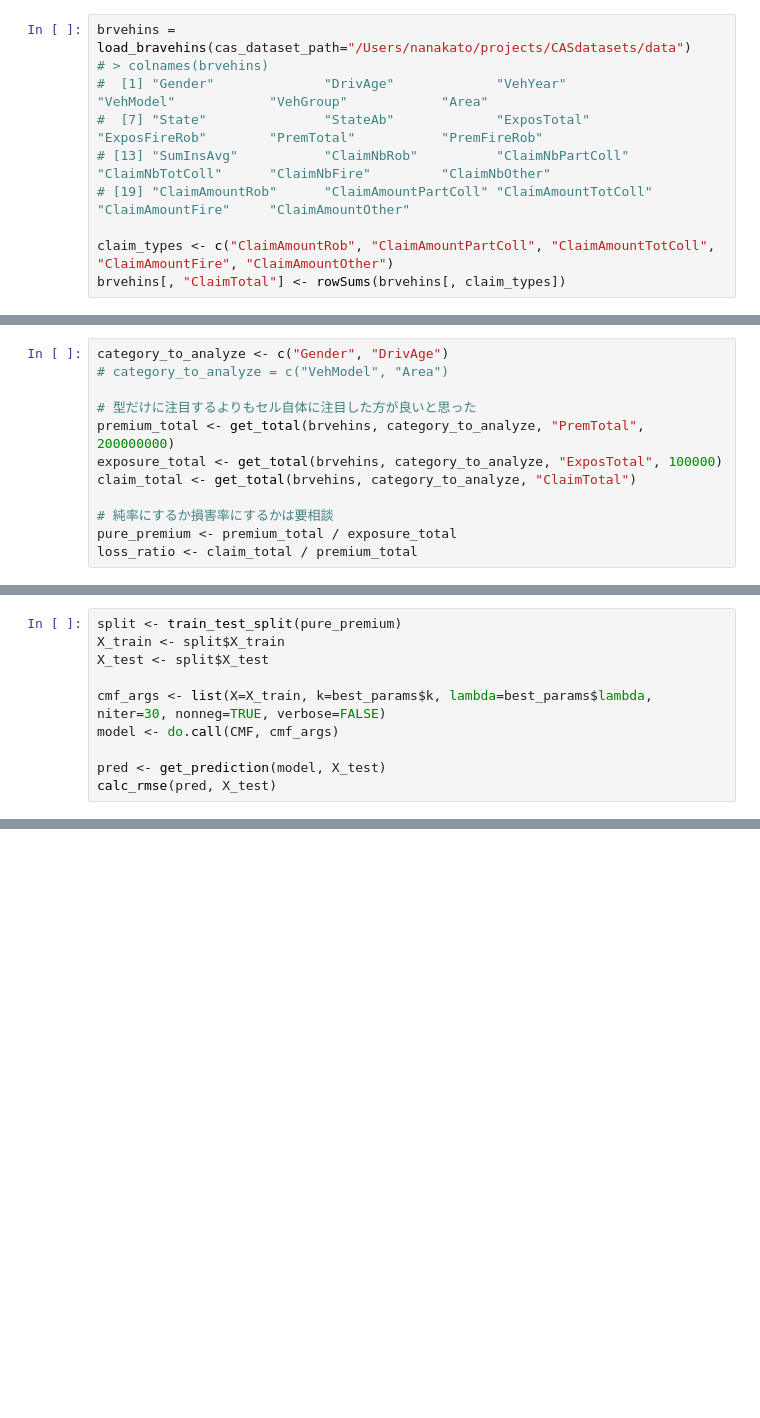
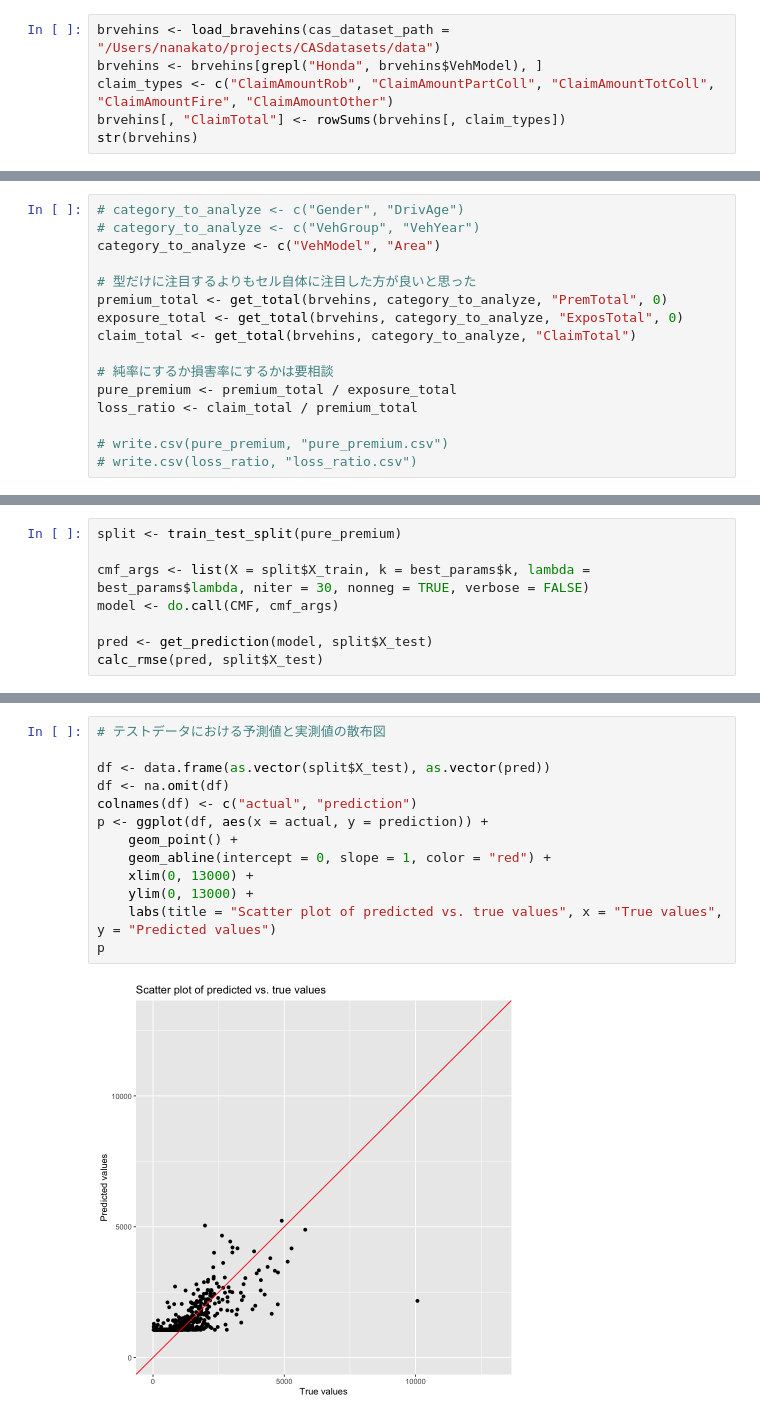
Before and after one commit to Nnaktym/act-cmfreq, a Jupyter notebook: src/ブラジル保険データのFMによる分析3.ipynb, the cells around one changed output, grey strips where cells are left out. Cells and saved outputs as stored; diff of their text form; blank space fills up the shorter version.

```diff
--- a/src/ブラジル保険データのFMによる分析3.ipynb
+++ b/src/ブラジル保険データのFMによる分析3.ipynb
@@ -162,10 +34,6 @@ optimize_params <- function(X, n_folds, k_values, lambda_values) {
 # %%
-brvehins = load_bravehins(cas_dataset_path="/Users/nanakato/projects/CASdatasets/data")
-# > colnames(brvehins)
-#  [1] "Gender"              "DrivAge"             "VehYear"            "VehModel"            "VehGroup"            "Area"
-#  [7] "State"               "StateAb"             "ExposTotal"         "ExposFireRob"        "PremTotal"           "PremFireRob"
-# [13] "SumInsAvg"           "ClaimNbRob"          "ClaimNbPartColl"    "ClaimNbTotColl"      "ClaimNbFire"         "ClaimNbOther"
-# [19] "ClaimAmountRob"      "ClaimAmountPartColl" "ClaimAmountTotColl" "ClaimAmountFire"     "ClaimAmountOther"
-
+brvehins <- load_bravehins(cas_dataset_path = "/Users/nanakato/projects/CASdatasets/data")
+brvehins <- brvehins[grepl("Honda", brvehins$VehModel), ]
 claim_types <- c("ClaimAmountRob", "ClaimAmountPartColl", "ClaimAmountTotColl", "ClaimAmountFire", "ClaimAmountOther")
 brvehins[, "ClaimTotal"] <- rowSums(brvehins[, claim_types])
+str(brvehins)
@@ -172,12 +60,16 @@ brvehins[, "ClaimTotal"] <- rowSums(brvehins[, claim_types])
 # %%
-category_to_analyze <- c("Gender", "DrivAge")
-# category_to_analyze = c("VehModel", "Area")
+# category_to_analyze <- c("Gender", "DrivAge")
+# category_to_analyze <- c("VehGroup", "VehYear")
+category_to_analyze <- c("VehModel", "Area")
 
 # 型だけに注目するよりもセル自体に注目した方が良いと思った
-premium_total <- get_total(brvehins, category_to_analyze, "PremTotal",  200000000)
-exposure_total <- get_total(brvehins, category_to_analyze, "ExposTotal", 100000)
+premium_total <- get_total(brvehins, category_to_analyze, "PremTotal", 0)
+exposure_total <- get_total(brvehins, category_to_analyze, "ExposTotal", 0)
 claim_total <- get_total(brvehins, category_to_analyze, "ClaimTotal")
 
 # 純率にするか損害率にするかは要相談
 pure_premium <- premium_total / exposure_total
 loss_ratio <- claim_total / premium_total
+
+# write.csv(pure_premium, "pure_premium.csv")
+# write.csv(loss_ratio, "loss_ratio.csv")
@@ -191,10 +113,8 @@ best_params <- optimize_params(
 # %%
 split <- train_test_split(pure_premium)
-X_train <- split$X_train
-X_test <- split$X_test
 
-cmf_args <- list(X=X_train, k=best_params$k, lambda=best_params$lambda, niter=30, nonneg=TRUE, verbose=FALSE)
+cmf_args <- list(X = split$X_train, k = best_params$k, lambda = best_params$lambda, niter = 30, nonneg = TRUE, verbose = FALSE)
 model <- do.call(CMF, cmf_args)
 
-pred <- get_prediction(model, X_test)
-calc_rmse(pred, X_test)
+pred <- get_prediction(model, split$X_test)
+calc_rmse(pred, split$X_test)
@@ -340,0 +126,15 @@ Warning message:
+# %%
+# テストデータにおける予測値と実測値の散布図
+
+df <- data.frame(as.vector(split$X_test), as.vector(pred))
+df <- na.omit(df)
+colnames(df) <- c("actual", "prediction")
+p <- ggplot(df, aes(x = actual, y = prediction)) +
+    geom_point() +
+    geom_abline(intercept = 0, slope = 1, color = "red") +
+    xlim(0, 13000) +
+    ylim(0, 13000) +
+    labs(title = "Scatter plot of predicted vs. true values", x = "True values", y = "Predicted values")
+p
+# %% [output]
+[figure, added]
```
Also changed, not shown: parts of 23 cells of this notebook, 1 other file.
